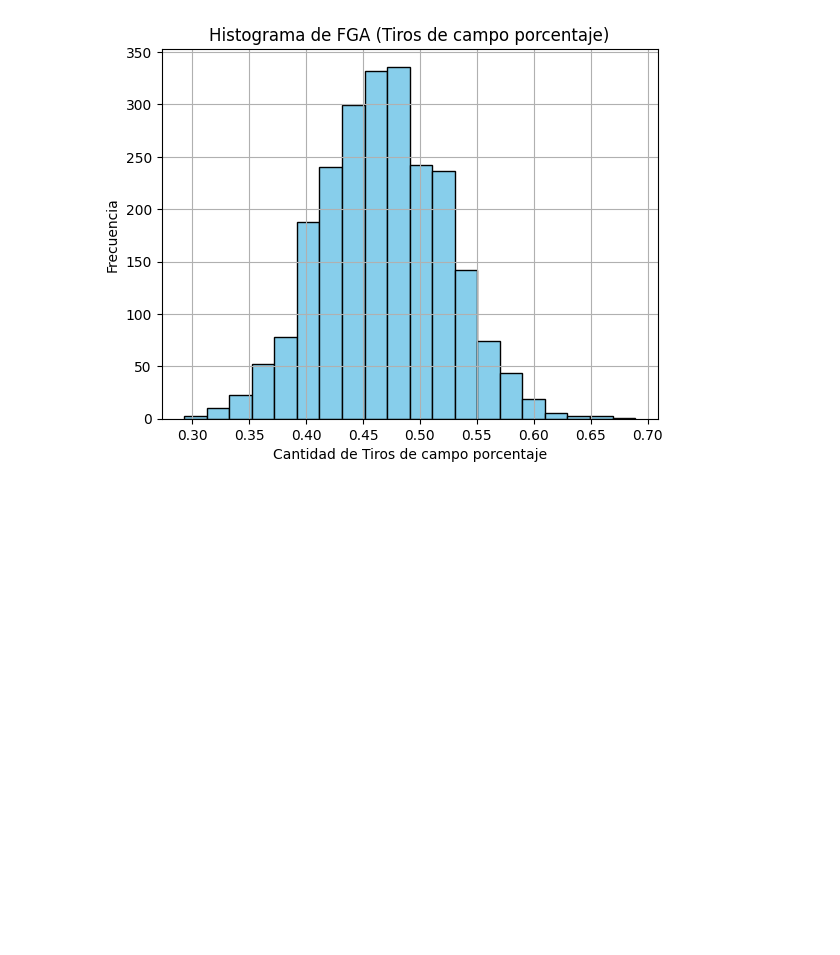
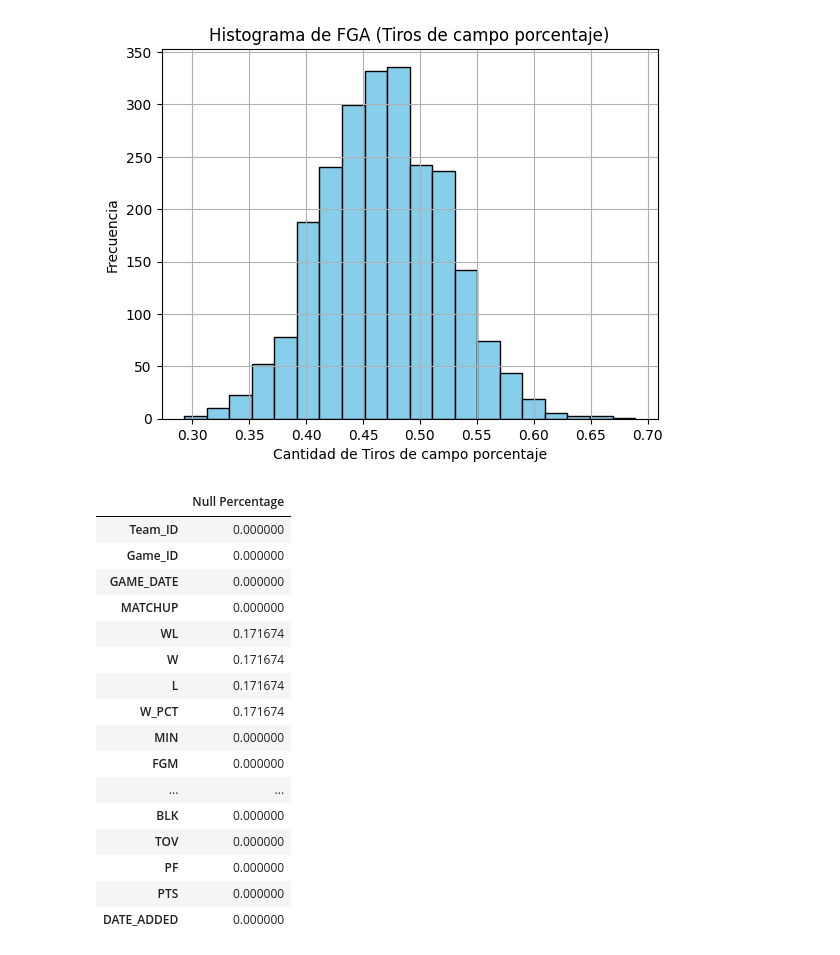
Before and after one commit to Davidp1905/Proyecto_Final_IA, a Jupyter notebook: EDA.ipynb, the cells around one changed output. Saved outputs shown, nothing was run; the diff lists cells and outputs as text; code cells hidden in the pictures; blank space fills up the shorter version.

```diff
--- a/EDA.ipynb
+++ b/EDA.ipynb
@@ -231,0 +241,35 @@ plt.show()
+# %%
+def null_percentage(games):
+    """
+    Returns a DataFrame with the percentage of null (NaN) values per column.
+    """
+    percentage = games.isnull().mean() * 100
+    return percentage.to_frame(name='Null Percentage')
+
+
+def zero_percentage(games):
+    """
+    Returns a DataFrame with the percentage of zero values per column.
+    """
+    percentage = (games == 0).mean() * 100
+    return percentage.to_frame(name='Zero Percentage')
+# %%
+null_percentage(games)
+# %% [output]
+|  | Null Percentage |
+| Team_ID | 0.000000 |
+| Game_ID | 0.000000 |
+| GAME_DATE | 0.000000 |
+| MATCHUP | 0.000000 |
+| WL | 0.171674 |
+| W | 0.171674 |
+| L | 0.171674 |
+| W_PCT | 0.171674 |
+| MIN | 0.000000 |
+| FGM | 0.000000 |
+| ... | ... |
+| BLK | 0.000000 |
+| TOV | 0.000000 |
+| PF | 0.000000 |
+| PTS | 0.000000 |
+| DATE_ADDED | 0.000000 |
```
Also changed, not shown: parts of 6 cells of this notebook, 1 other file.
